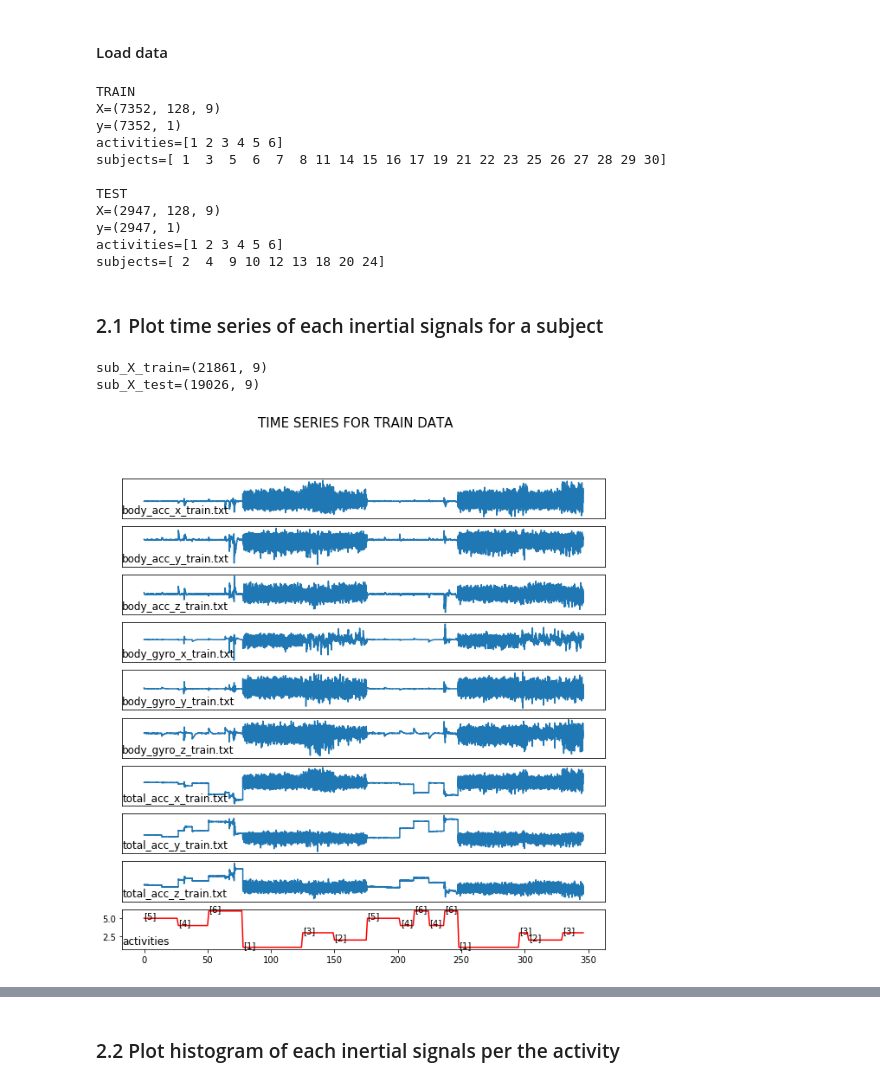
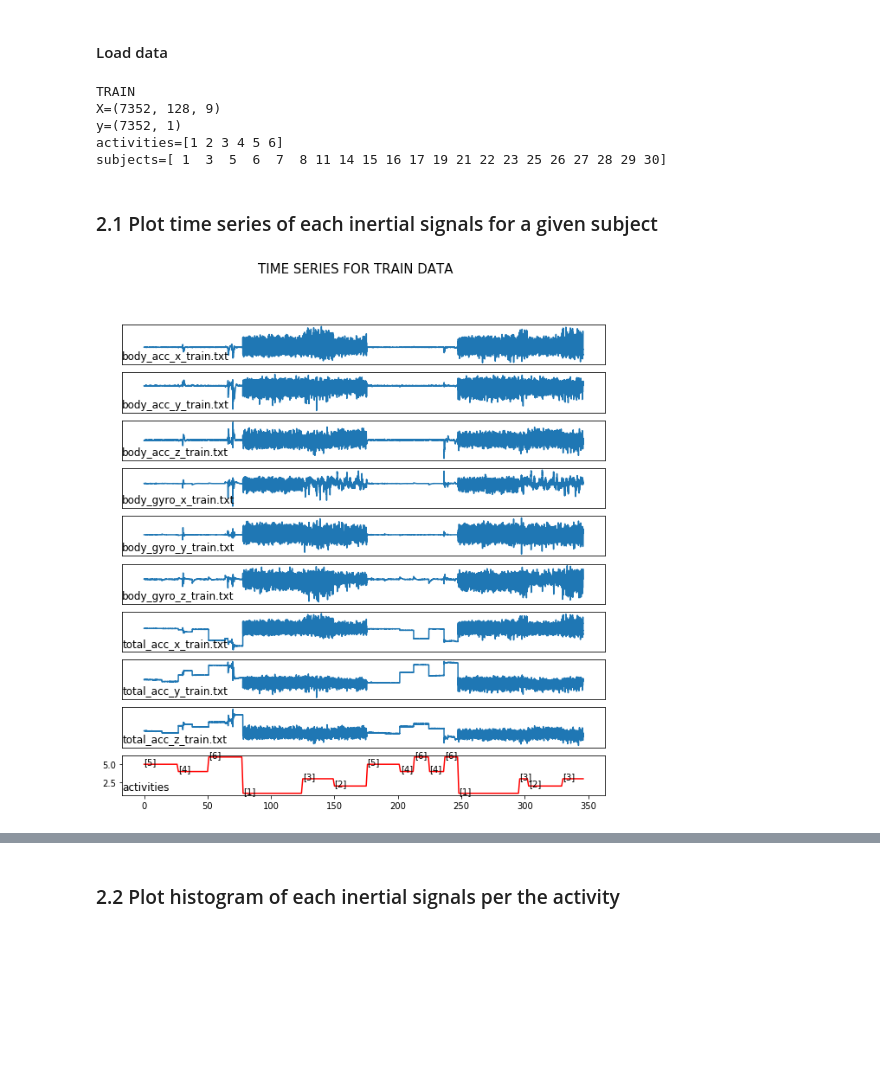
Before and after one commit to anaramirli/human-activity-recognition, a Jupyter notebook: initial data investigation.ipynb, the cells around one changed output, grey strips where cells are left out. Cells and saved outputs as stored; diff of their text form; code cells hidden in the pictures; blank space fills up the shorter version.

Commit message:
updates in files
initial data investigation.ipnyb and DataHandler.py files are updated.

```diff
--- a/initial data investigation.ipynb
+++ b/initial data investigation.ipynb
@@ -59,101 +59,84 @@ Pre-processed raw data had fixed windows of 2.56 seconds (128 data points) with
 # %% [markdown]
 #### Load data
 # %%
-# GET TRAIN AND TEST RAW DATA
+# get train data
 
-prefix = 'train'
+prefix  = 'train'
 X_train = datahandler.load_files('UCI HAR Dataset/{p}/Inertial Signals/'.format(p=prefix))
 y_train = datahandler.load_txt('UCI HAR Dataset/{p}/y_{p}.txt'.format(p=prefix)).values
 
-# get index that map rows to each subject in the dataset
-sub_indices_train = datahandler.load_txt('UCI HAR Dataset/{p}/subject_{p}.txt'.format(p=prefix))
-
-
-prefix = 'test'
-X_test = datahandler.load_files('UCI HAR Dataset/{p}/Inertial Signals/'.format(p=prefix))
-y_test = datahandler.load_txt('UCI HAR Dataset/{p}/y_{p}.txt'.format(p=prefix)).values
-
-# get index that map rows to each subject in the dataset
-sub_indices_test = datahandler.load_txt('UCI HAR Dataset/{p}/subject_{p}.txt'.format(p=prefix))
+# get indices that map each (occurence) rows to their subject in the dataset
+subject_mapping = datahandler.load_txt('UCI HAR Dataset/{p}/subject_{p}.txt'.format(p=prefix)).values
 # %%
 # PRINT DATA INFO
 
 print('TRAIN\nX={}'.format(X_train.shape))
 print('y={}'.format(y_train.shape))
 print('activities={}'.format(np.unique(y_train)))
-print('subjects={}\n'.format(np.unique(sub_indices_train)))
-
-print('TEST\nX={}'.format(X_test.shape))
-print('y={}'.format(y_test.shape))
-print('activities={}'.format(np.unique(y_test)))
-print('subjects={}'.format(np.unique(sub_indices_test)))
+print('subjects={}\n'.format(np.unique(subject_mapping)))
 # %% [output]
 TRAIN
 X=(7352, 128, 9)
 y=(7352, 1)
 activities=[1 2 3 4 5 6]
 subjects=[ 1  3  5  6  7  8 11 14 15 16 17 19 21 22 23 25 26 27 28 29 30]
-
-TEST
-X=(2947, 128, 9)
-y=(2947, 1)
-activities=[1 2 3 4 5 6]
-subjects=[ 2  4  9 10 12 13 18 20 24]
 # %% [markdown]
-### 2.1 Plot time series of each inertial signals for a subject
+### 2.1 Plot time series of each inertial signals for a given subject
-# %%
-# retrive all observations (rows) for a given subject id (we used id=1 for train and id=2 for test)
-sub_X_train = datahandler.get_subject_data(X_train, sub_indices_train, subject_id=1)
-sub_y_train = datahandler.get_subject_data(y_train, sub_indices_train, subject_id=1)
-
-sub_X_test = datahandler.get_subject_data(X_test, sub_indices_test, subject_id=2)
-sub_y_test = datahandler.get_subject_data(y_test, sub_indices_test, subject_id=2)
-
-# remove overlap
-sub_X_train = datahandler.remove_overlap(sub_X_train)
-sub_X_test  =  datahandler.remove_overlap(sub_X_test)
-
-# print data info
-print('sub_X_train={}'.format(sub_X_train.shape))
-print('sub_X_test={}'.format(sub_X_test.shape))
-# %% [output]
-sub_X_train=(21861, 9)
-sub_X_test=(19026, 9)
 # %%
-def plot_time_series(sub_data, signal_names, title):
+def plot_time_series(data, target_data, subject_mapping, subject_id, signal_names, title):
 
+    '''
+    inputs:
+        data: data (X) with the size of NxMxK: N=obervation, M=series, K=features (number of inertial signals),
+        traget_data: target data (y) contains labelled activities.
+        subject_mapping: indices that map each (occurence) rows to their subject in the dataset
+        subject_id: subject id we'll use we extracting subdata
+        signal_names: name of inertial signals (name of this K features).
+        title: tiel for plot
+
+    output: plot the time series
+    '''
+    # HANDLE DATA
+    # retrive all observations (rows) for a given subject id
+    sub_data = data[subject_mapping[:,0]==subject_id]
+    sub_target_data = target_data[subject_mapping[:, 0]==subject_id]
+    # remove overlap
+    sub_data = datahandler.remove_overlap(sub_data)
+
+
+    # PLOT
     # create a subplot
     fig, ax = plt.subplots(nrows=len(signal_names)+1, ncols=1, figsize=(10,10), squeeze=True)
 
     # iterate over each signal
     for i in range(len(signal_names)):
         # add time series of corresponding inertial signal values
         ax[i].plot(sub_data[:, i])
         ax[i].set_title(signal_names[i], y=0, loc='left')
         # make axes unvisible
         ax[i].get_xaxis().set_visible(False)
         ax[i].get_yaxis().set_visible(False)
 
     # add activity values to last ax
-    ax[-1].plot(sub_y_train, 'r')
+    ax[-1].plot(sub_target_data, 'r')
     ax[-1].set_title('activities', y=0, loc='left')
 
     # annotate activity number when there is a change
     temp_activity = 0
-    for idx, activity in enumerate(sub_y_train):
+    for idx, activity in enumerate(sub_target_data):
         if temp_activity!=activity:
             temp_activity=activity
             ax[-1].annotate(str(activity), xy=(idx, activity))
 
     # add title and show plot
     fig.suptitle(title.upper(), fontsize=15)
     plt.show()
 
 
 # get signal names
 signal_names = os.listdir('UCI HAR Dataset/train/Inertial Signals/')
 # plot raw data
-plot_time_series(sub_X_train, signal_names, 'time series for train data')
+plot_time_series(X_train, y_train, subject_mapping, 1, signal_names, 'time series for train data')
 # %% [output]
-[figure, old version]
+[figure, new version]
 # %% [markdown]
```
Also changed, not shown: parts of 5 cells of this notebook, 1 other file.
